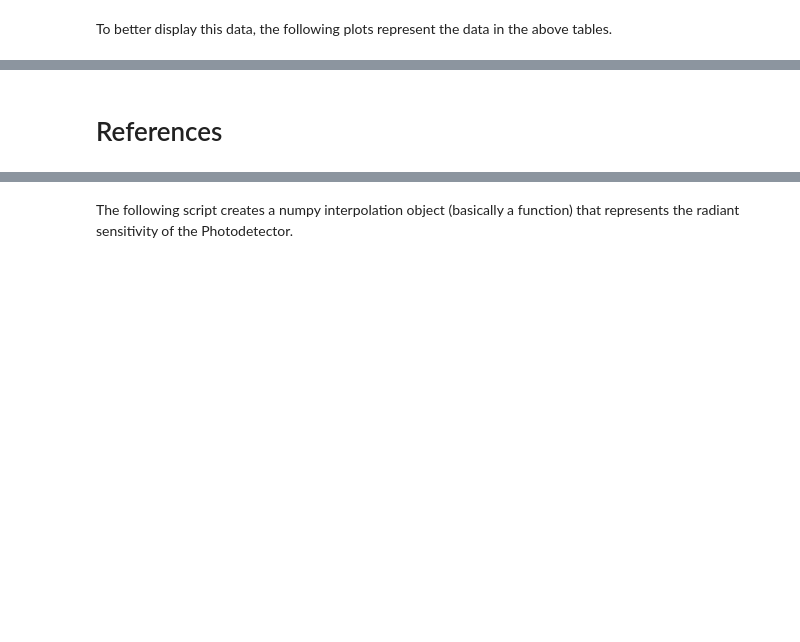
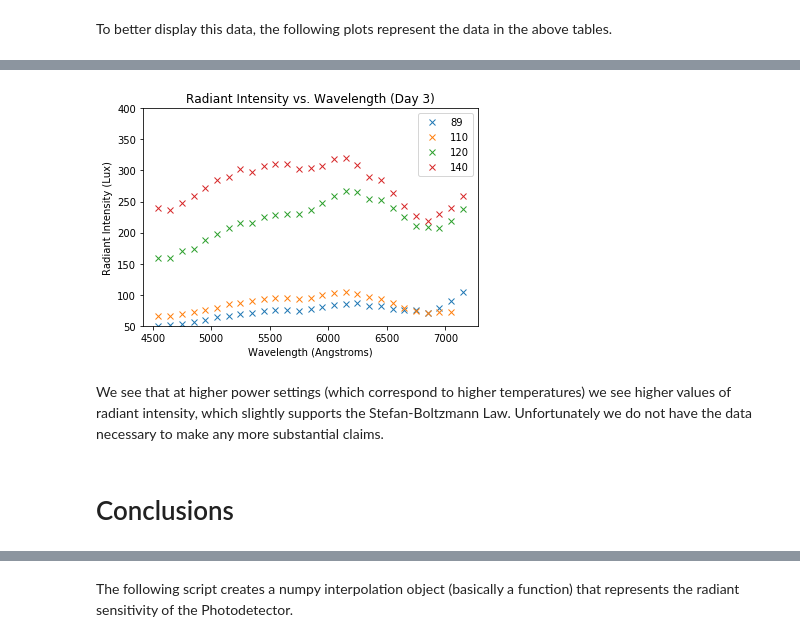
Before and after one commit to DGeisz/5CL, a Jupyter notebook: CapHeidi/CapstoneProject.ipynb, the cells around one changed output, grey strips where cells are left out. Drawn from its saved outputs; the diff is of its cells as text; code cells hidden in the pictures; blank space fills up the shorter version.

```diff
--- a/CapHeidi/CapstoneProject.ipynb
+++ b/CapHeidi/CapstoneProject.ipynb
@@ -296,2 +371,17 @@ plt.axvline(x=5250)
+# %%
+plt.plot(ddday3.Wavelength, ddday3['RI (89)'], 'x', label='89')
+plt.plot(ddday3.Wavelength, ddday3['RI (110)'], 'x', label='110')
+plt.plot(ddday3.Wavelength, ddday3['RI (120)'], 'x', label='120')
+plt.plot(ddday3.Wavelength, ddday3['RI (140)'], 'x', label='140')
+plt.title("Radiant Intensity vs. Wavelength (Day 3)")
+plt.ylim(50, 400)
+plt.xlabel("Wavelength (Angstroms)")
+plt.ylabel("Radiant Intensity (Lux)")
+plt.legend()
+plt.show()
+# %% [output]
+[figure, added]
+# %% [markdown]
+We see that at higher power settings (which correspond to higher temperatures) we see higher values of radiant intensity, which slightly supports the Stefan-Boltzmann Law.  Unfortunately we do not have the data necessary to make any more substantial claims.
 # %% [markdown]
-# References
+# Conclusions
```
Also changed, not shown: parts of 40 cells of this notebook, 5 other files.
